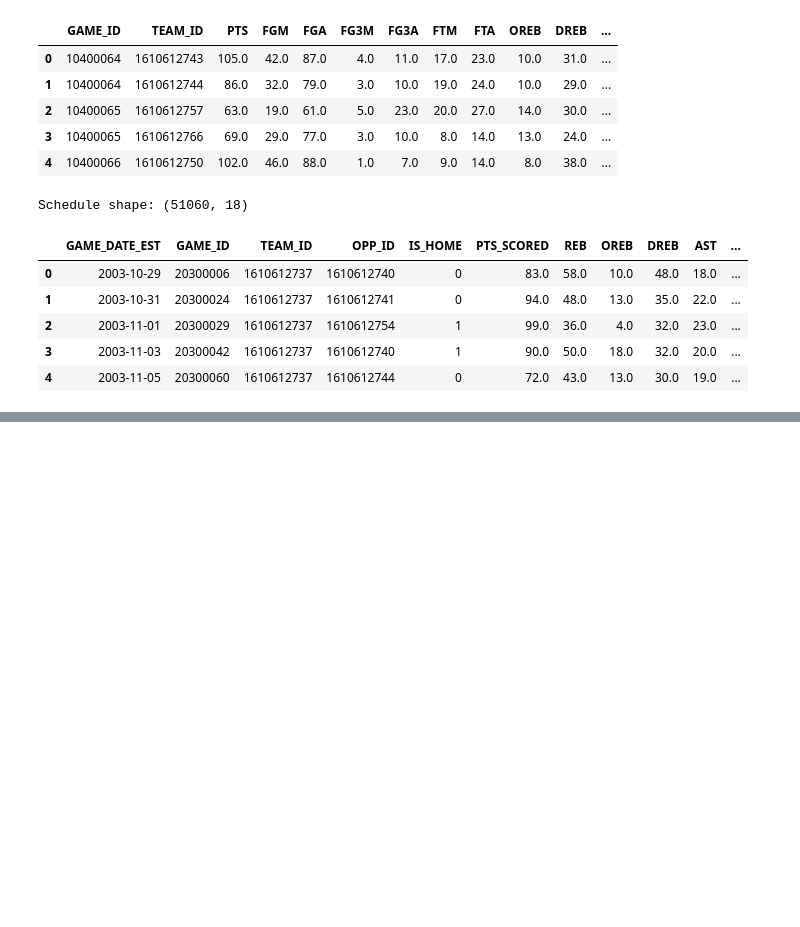
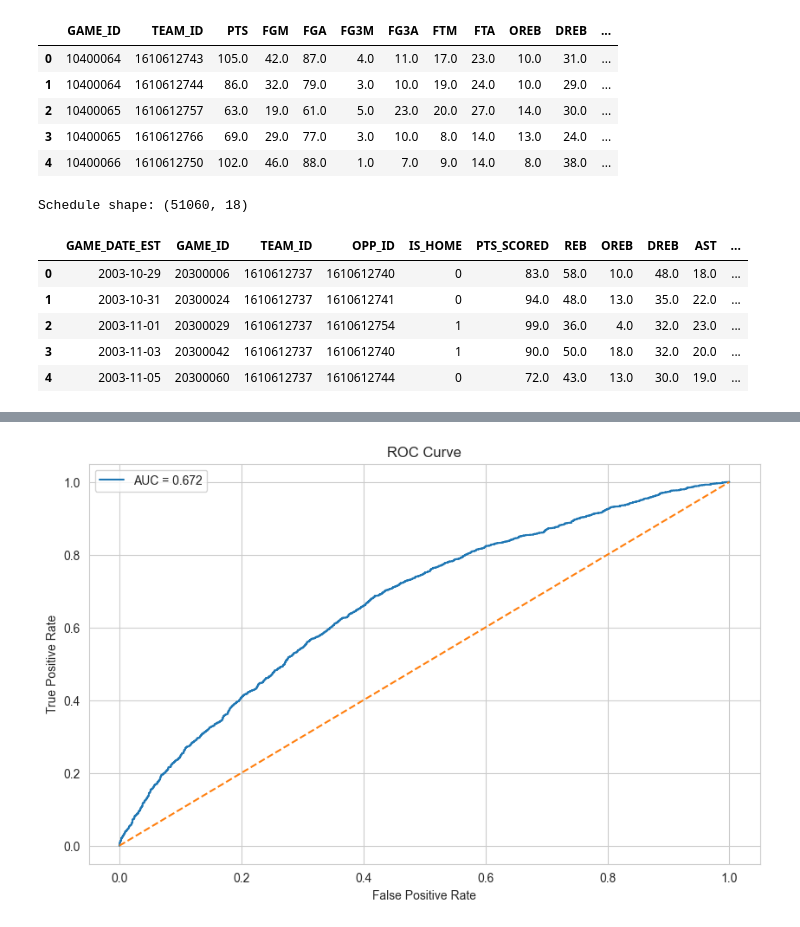
Before and after one commit to blaisescileppi/ML-Business-Analytics-Project, a Jupyter notebook: Project/rolling_statistics_analysis.ipynb, the cells around one changed output, grey strips where cells are left out. Saved outputs shown, nothing was run; the diff lists cells and outputs as text; code cells hidden in the pictures; blank space fills up the shorter version.

```diff
--- a/Project/rolling_statistics_analysis.ipynb
+++ b/Project/rolling_statistics_analysis.ipynb
@@ -288,9 +291,8 @@ Home win rate: 0.592
 # %%
 #LOGISTIC REGRESSION TRAINING
-model_df = model_df.sort_values('GAME_DATE_EST')
+model_df = model_df.sort_values('GAME_DATE_EST').reset_index(drop=True)
 
 split_idx = int(len(model_df) * 0.8)
-
 train = model_df.iloc[:split_idx]
-test = model_df.iloc[split_idx:]
+test  = model_df.iloc[split_idx:]
 # %%
@@ -307,4 +315,27 @@ X_test_scaled = scaler.transform(X_test)
 # %%
-model = LogisticRegression(max_iter=1000)
-model.fit(X_train_scaled, y_train)
+from sklearn.model_selection import TimeSeriesSplit, GridSearchCV
+
+tscv = TimeSeriesSplit(n_splits=5)
+
+param_grid = {'C': [0.001, 0.01, 0.05, 0.1, 0.5, 1.0, 5.0, 10.0]}
+
+gs = GridSearchCV(
+    LogisticRegression(
+        penalty='l1',
+        solver='liblinear',
+        max_iter=1000,
+        class_weight='balanced'
+    ),
+    param_grid,
+    cv=tscv,
+    scoring='roc_auc',
+    verbose=1
+)
+
+gs.fit(X_train_scaled, y_train)
+
+print(f"\nBest C:      {gs.best_params_['C']}")
+print(f"Best CV AUC: {gs.best_score_:.4f}")
+
+model = gs.best_estimator_
 # %% [output]
@@ -320,0 +400,12 @@ ROC AUC: 0.6209649468599034
+# %%
+fpr, tpr, _ = roc_curve(y_test, y_prob)
+
+plt.plot(fpr, tpr, label=f"AUC = {roc_auc_score(y_test, y_prob):.3f}")
+plt.plot([0, 1], [0, 1], '--')
+plt.xlabel('False Positive Rate')
+plt.ylabel('True Positive Rate')
+plt.title('ROC Curve')
+plt.legend()
+plt.show()
+# %% [output]
+[figure, added]
```
Also changed, not shown: parts of 17 cells of this notebook, 1 other file.
